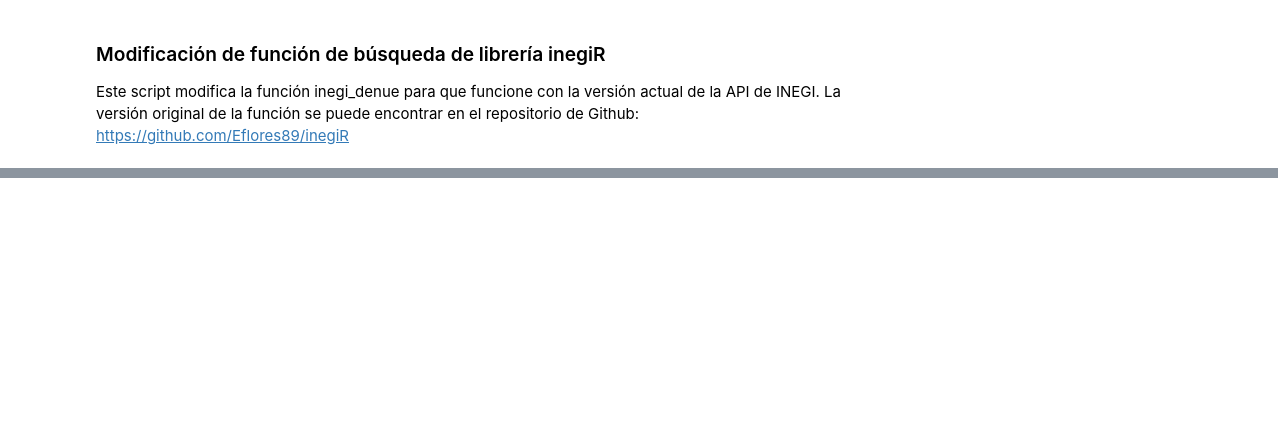
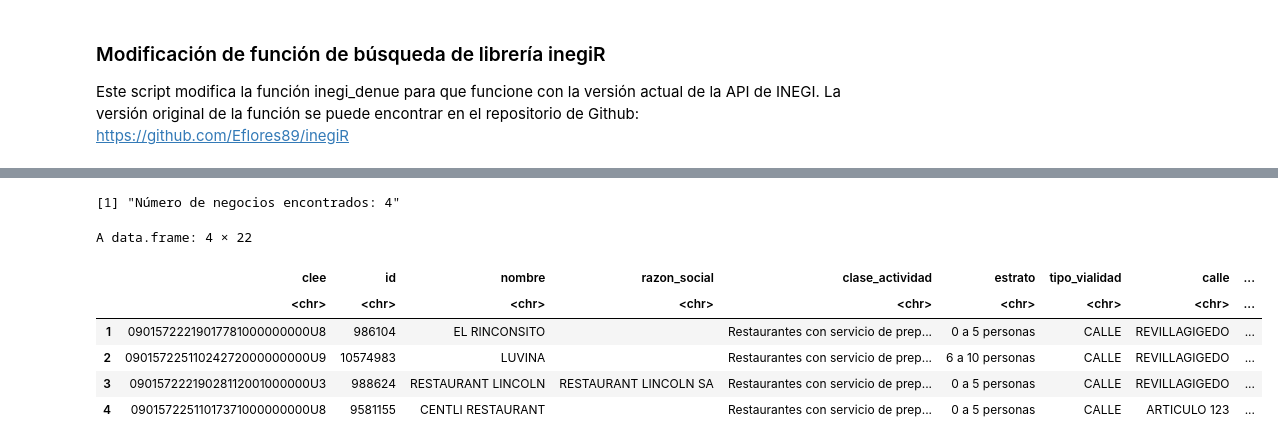
Before and after one commit to claudiodanielpc/limpieza_datos, a Jupyter notebook: busca_ue_denue.ipynb, the cells around one changed output, grey strips where cells are left out. Saved outputs shown, nothing was run; the diff lists cells and outputs as text; code cells hidden in the pictures; blank space fills up the shorter version.

```diff
--- a/busca_ue_denue.ipynb
+++ b/busca_ue_denue.ipynb
@@ -81,0 +109,15 @@ A data.frame: 90 × 22
+# %%
+#Ejemplo buscando "restaurantes"
+result3<-inegi_denue(latitud = 19.4327, longitud = -99.1463, token = token, meters = 85, keyword = "restaurantes")
+print(paste0("Número de negocios encontrados: ", nrow(result3)))
+
+result3
+# %% [output]
+[1] "Número de negocios encontrados: 4"
+A data.frame: 4 × 22
+|  | clee | id | nombre | razon_social | clase_actividad | estrato | tipo_vialidad | calle | ... |
+|  | <chr> | <chr> | <chr> | <chr> | <chr> | <chr> | <chr> | <chr> | ... |
+| 1 | 09015722219017781000000000U8 | 986104 | EL RINCONSITO |  | Restaurantes con servicio de prep... | 0 a 5 personas | CALLE | REVILLAGIGEDO | ... |
+| 2 | 09015722511024272000000000U9 | 10574983 | LUVINA |  | Restaurantes con servicio de prep... | 6 a 10 personas | CALLE | REVILLAGIGEDO | ... |
+| 3 | 09015722219028112001000000U3 | 988624 | RESTAURANT LINCOLN | RESTAURANT LINCOLN SA | Restaurantes con servicio de prep... | 0 a 5 personas | CALLE | REVILLAGIGEDO | ... |
+| 4 | 09015722511017371000000000U8 | 9581155 | CENTLI RESTAURANT |  | Restaurantes con servicio de prep... | 0 a 5 personas | CALLE | ARTICULO 123 | ... |
```
Also changed, not shown: parts of 3 cells of this notebook.
